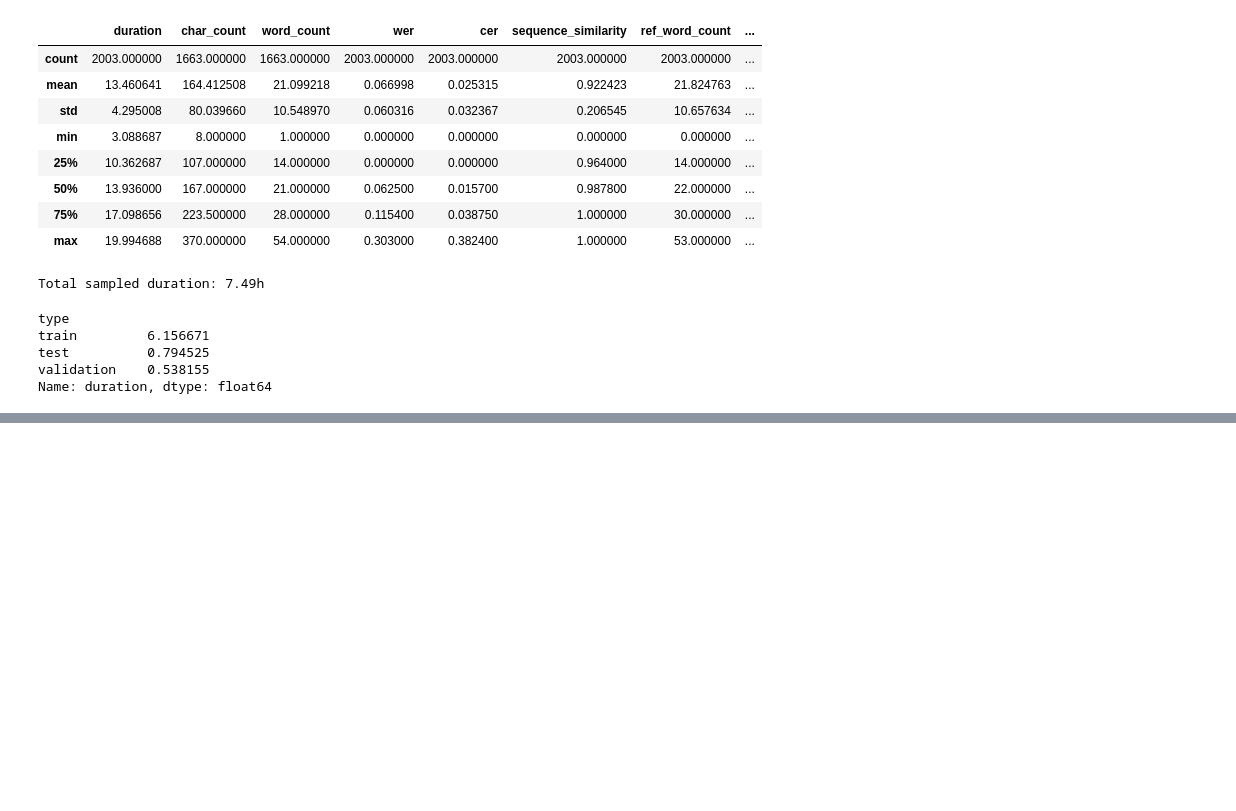
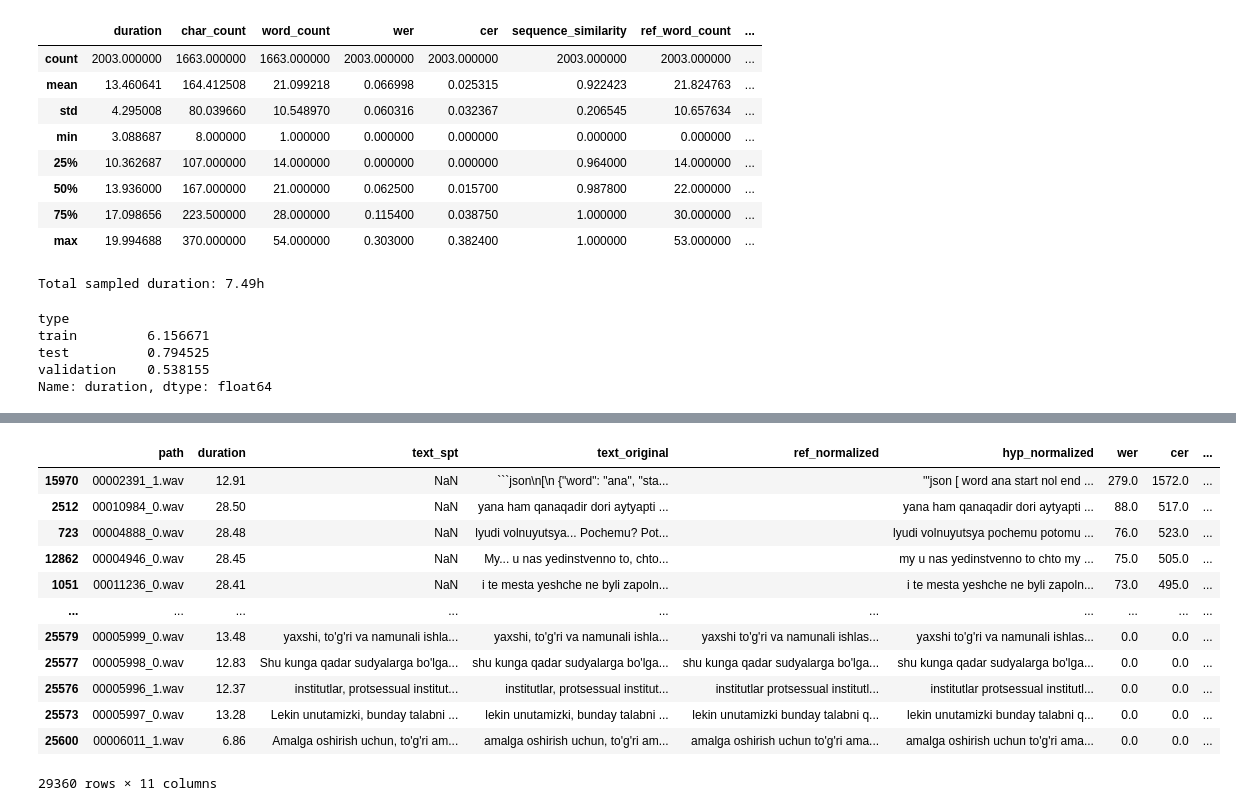
Before and after one commit to HaidarChaito/uzbek-automatic-speech-recognition, a Jupyter notebook: notebooks/2_news_dataset_preparation.ipynb, the cells around one changed output, grey strips where cells are left out. Saved outputs shown, nothing was run; the diff lists cells and outputs as text; code cells hidden in the pictures; blank space fills up the shorter version.

````diff
--- a/notebooks/2_news_dataset_preparation.ipynb
+++ b/notebooks/2_news_dataset_preparation.ipynb
@@ -756,0 +1184,24 @@ Name: duration, dtype: float64
+# %%
+sampled2_df = pd.read_csv(SAMPLED_DATA2_PATH, index_col="id")
+
+# Add Gemini transcriptions
+gemini_df = pd.read_csv(os.path.join(DATASET_DIR, "gemini_pro_transcriptions.csv"))
+sampled2_df = sampled2_df.merge(
+    gemini_df,
+    left_on="path",
+    right_on="path",
+    how="left"
+)
+
+sampled2_df = sampled2_df[sampled2_df["error_message"].isna()]
+sampled2_df.drop(columns=["error_message", "error_type", "id"], inplace=True)
+
+mask = sampled2_df["predicted_sentence"].isna()
+sampled2_df.loc[mask, "predicted_sentence"] = sampled2_df.loc[mask, "text_original"]
+
+sampled2_df.drop(columns=["text_original"], inplace=True)
+sampled2_df.rename(columns={"predicted_sentence": "text_original"}, inplace=True)
+
+sampled2_df = sampled2_df[~sampled2_df["path"].isna()]
+
+sampled2_df
@@ -756,0 +1222,33 @@ Name: duration, dtype: float64
+# %%
+
+
+# Apply similarity metrics to each row
+metrics = sampled2_df.apply(
+    lambda row: similarity_metrics.calculate(
+        reference=row["text_spt"],  # Google SPT generated text (should be more accurate)
+        hypothesis=row["text_original"],  # Gemini 2.5 Pro generated text
+    ),
+    axis=1
+)
+
+# Convert list of dicts → DataFrame
+metrics_df = pd.DataFrame(metrics.tolist(), sampled2_df.index)
+
+# Merge metric columns back into main DataFrame and save
+sampled2_df = pd.concat([sampled2_df, metrics_df], axis=1)
+
+sampled2_df.sort_values("wer", ascending=False)
+# %% [output]
+|  | path | duration | text_spt | text_original | ref_normalized | hyp_normalized | wer | cer | ... |
+| 15970 | 00002391_1.wav | 12.91 | NaN | ```json\n[\n {"word": "ana", "sta... |  | '''json [ word ana start nol end ... | 279.0 | 1572.0 | ... |
+| 2512 | 00010984_0.wav | 28.50 | NaN | yana ham qanaqadir dori aytyapti ... |  | yana ham qanaqadir dori aytyapti ... | 88.0 | 517.0 | ... |
+| 723 | 00004888_0.wav | 28.48 | NaN | lyudi volnuyutsya... Pochemu? Pot... |  | lyudi volnuyutsya pochemu potomu ... | 76.0 | 523.0 | ... |
+| 12862 | 00004946_0.wav | 28.45 | NaN | My... u nas yedinstvenno to, chto... |  | my u nas yedinstvenno to chto my ... | 75.0 | 505.0 | ... |
+| 1051 | 00011236_0.wav | 28.41 | NaN | i te mesta yeshche ne byli zapoln... |  | i te mesta yeshche ne byli zapoln... | 73.0 | 495.0 | ... |
+| ... | ... | ... | ... | ... | ... | ... | ... | ... | ... |
+| 25579 | 00005999_0.wav | 13.48 | yaxshi, to'g'ri va namunali ishla... | yaxshi, to'g'ri va namunali ishla... | yaxshi to'g'ri va namunali ishlas... | yaxshi to'g'ri va namunali ishlas... | 0.0 | 0.0 | ... |
+| 25577 | 00005998_0.wav | 12.83 | Shu kunga qadar sudyalarga bo'lga... | shu kunga qadar sudyalarga bo'lga... | shu kunga qadar sudyalarga bo'lga... | shu kunga qadar sudyalarga bo'lga... | 0.0 | 0.0 | ... |
+| 25576 | 00005996_1.wav | 12.37 | institutlar, protsessual institut... | institutlar, protsessual institut... | institutlar protsessual institutl... | institutlar protsessual institutl... | 0.0 | 0.0 | ... |
+| 25573 | 00005997_0.wav | 13.28 | Lekin unutamizki, bunday talabni ... | lekin unutamizki, bunday talabni ... | lekin unutamizki bunday talabni q... | lekin unutamizki bunday talabni q... | 0.0 | 0.0 | ... |
+| 25600 | 00006011_1.wav | 6.86 | Amalga oshirish uchun, to'g'ri am... | amalga oshirish uchun, to'g'ri am... | amalga oshirish uchun to'g'ri ama... | amalga oshirish uchun to'g'ri ama... | 0.0 | 0.0 | ... |
+29360 rows × 11 columns
````
Also changed, not shown: parts of 23 cells of this notebook, 8 other files.
